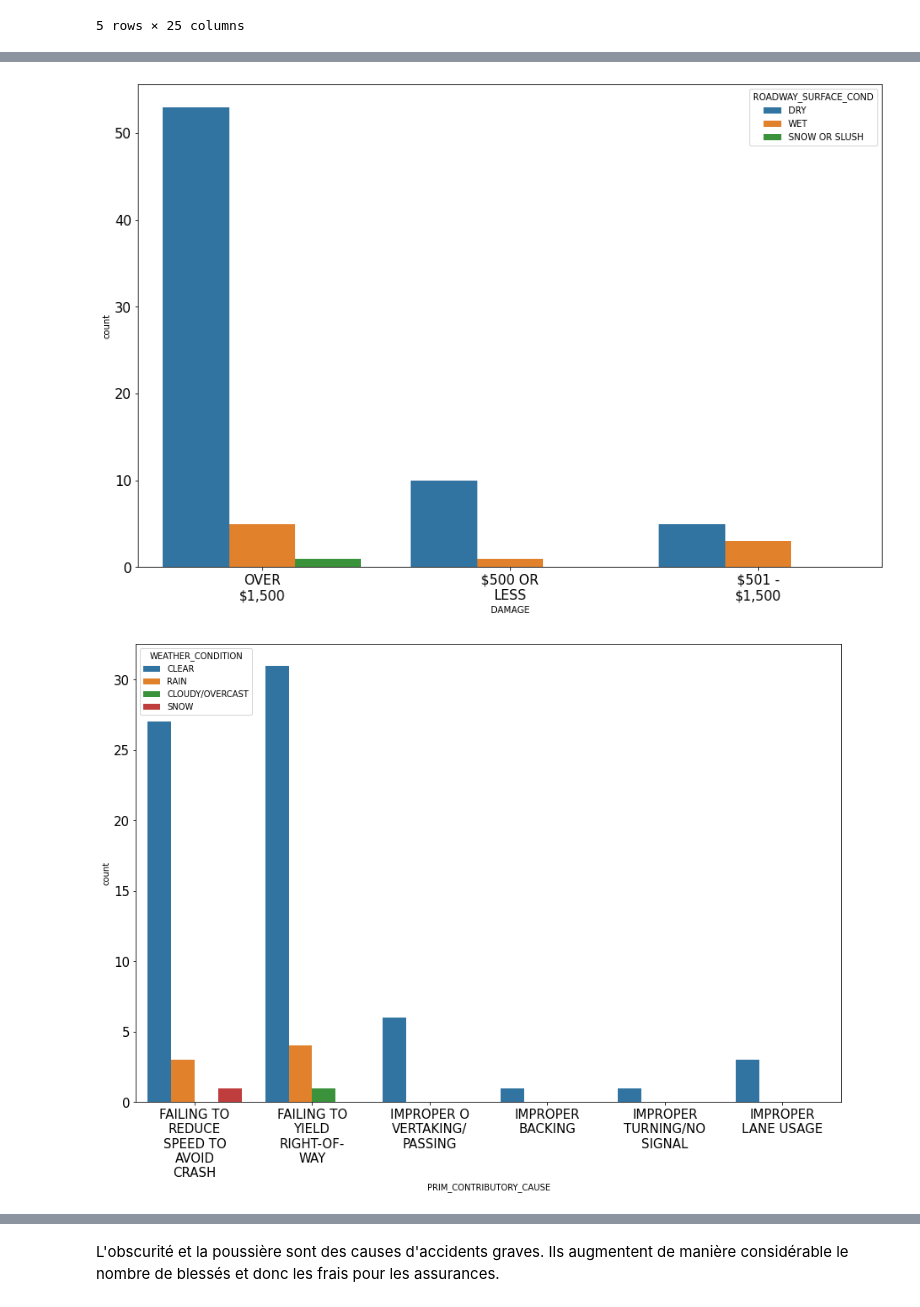
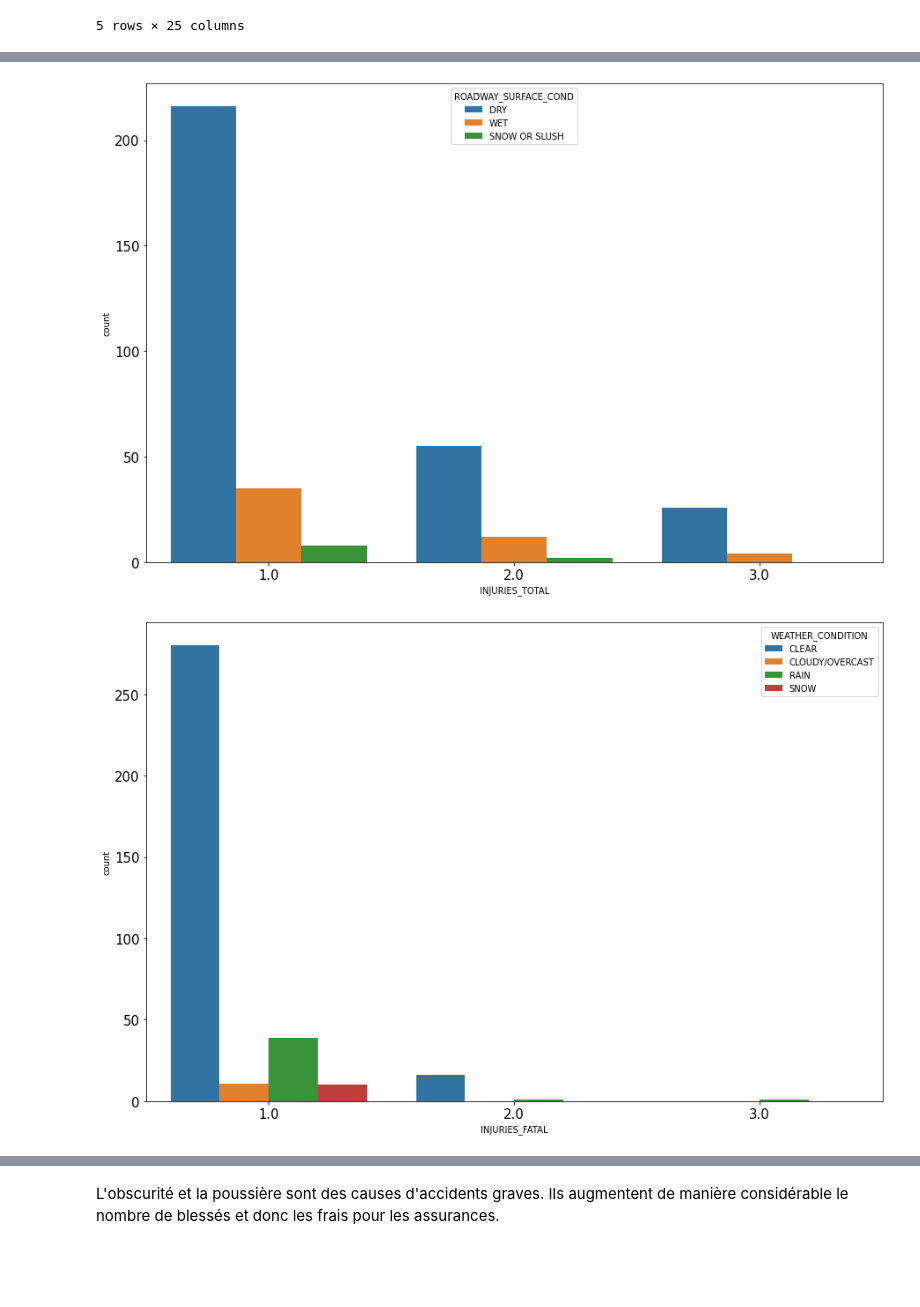
Before and after one commit to Crash-Analysis-Chicago/Chicago, a Jupyter notebook: Mathieu/Data_analysis.ipynb, the cells around one changed output, grey strips where cells are left out. Saved outputs shown, nothing was run; the diff lists cells and outputs as text; code cells hidden in the pictures; blank space fills up the shorter version.

Commit message:
clean injuries

```diff
--- a/Mathieu/Data_analysis.ipynb
+++ b/Mathieu/Data_analysis.ipynb
@@ -177,15 +177,6 @@ data_vis = data_vis.loc[~data_vis['LIGHTING_CONDITION']\
                         .isin(['UNKNOWN'])]
 data_vis = data_vis.loc[data_vis['ROADWAY_SURFACE_COND']\
                         .isin(['DRY', 'WET', 'SNOW OR SLUSH'])]
-data_vis = data_vis.loc[data_vis['PRIM_CONTRIBUTORY_CAUSE']\
-                        .isin(['FAILING TO YIELD RIGHT-OF-WAY',\
-                               'IMPROPER OVERTAKING/PASSING',\
-                              'IMPROPER BACKING', \
-                              'IMPROPER LANE USAGE',\
-                              'FOLLOWING TO CLOSELY',\
-                              'FAILING TO REDUCE SPEED TO AVOID CRASH',\
-                              'IMPROPER TURNING/NO SIGNAL',\
-                              'DRIVING SKILLS/KONWLEDGE/EXPERIENCE'])]
 
 data_vis = data_vis.loc[data_vis['INJURIES_TOTAL']\
                         .isin(['0.0', '1.0', '2.0', '3.0'])]
@@ -193,11 +184,7 @@ data_vis = data_vis.loc[data_vis['INJURIES_TOTAL']\
 data_vis = data_vis.loc[data_vis['INJURIES_FATAL']\
                         .isin(['1.0', '2.0', '3.0'])]
 # %%
-cols = ['DAMAGE', 'PRIM_CONTRIBUTORY_CAUSE',
-       'INJURIES_TOTAL', 'INJURIES_FATAL']
-
-#'INJURIES_FATAL',\
-       #'INJURIES_TOTAL']
+cols = ['INJURIES_TOTAL', 'INJURIES_FATAL']
 
 hues = ['WEATHER_CONDITION', 'LIGHTING_CONDITION',\
         'ROADWAY_SURFACE_COND']
@@ -218,2 +205,2 @@ for col in data_vis[cols]:
-[figure, old version]
+[figure, new version]
-[figure, old version]
+[figure, new version]
```
Also changed, not shown: parts of 2 cells of this notebook.
